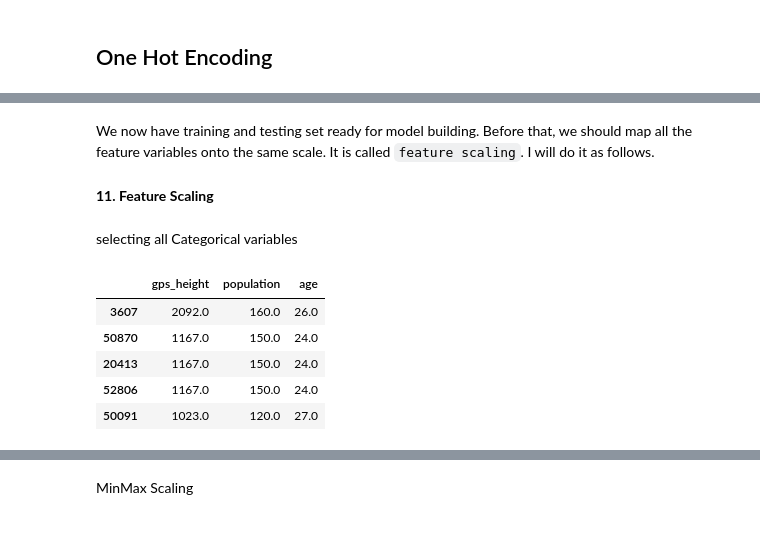
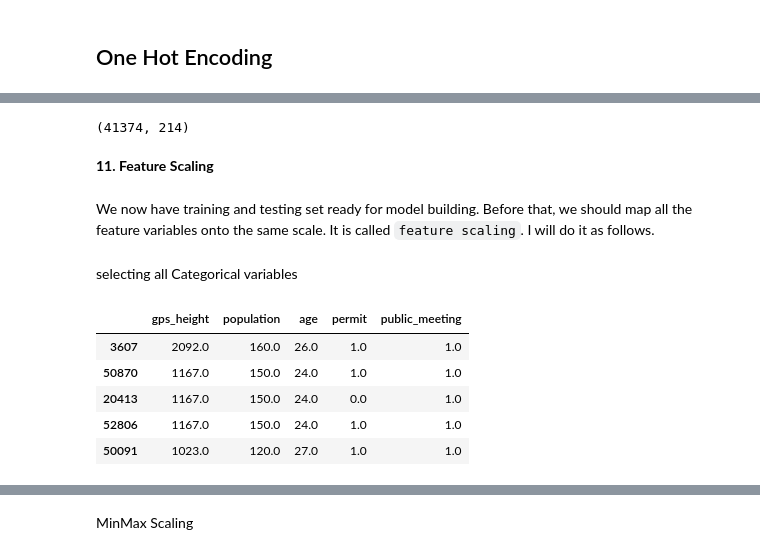
Before and after one commit to leonardkoyio/Phase-3-Project-_v1, a Jupyter notebook: index.ipynb, the cells around one changed output, grey strips where cells are left out. Saved outputs shown, nothing was run; the diff lists cells and outputs as text; code cells hidden in the pictures.

```diff
--- a/index.ipynb
+++ b/index.ipynb
@@ -1310,19 +1288,31 @@ X_train_2_encoded_categorical
+# %%
+#identify missing columns
+missing_columns = set(X_train_1_encoded_categorical.columns) - set(X_train_2_encoded_categorical.columns)
+
+#add column
+for col in missing_columns:
+     X_train_2_encoded_categorical[col]= 0
+
+#check shape
+X_train_2_encoded_categorical.shape
+# %% [output]
+(41374, 214)
+# %% [markdown]
+ **11. Feature Scaling**
 # %% [markdown]
 We now have training and testing set ready for model building. Before that, we should map all the feature variables onto the same scale. It is called `feature scaling`. I will do it as follows.
-# %% [markdown]
- **11. Feature Scaling**
 # %% [markdown]
 selecting all Categorical variables
 # %%
 ['gps_height','population','age']
-X_train_1_numerical = X_train_1[['gps_height','population','age']]
-X_train_2_numerical =  X_train_2[['gps_height','population','age']]
+X_train_1_numerical = X_train_1[['gps_height','population','age','permit','public_meeting']]
+X_train_2_numerical =  X_train_2[['gps_height','population','age','permit','public_meeting']]
 
 X_train_1_numerical.head()
 # %% [output]
-|  | gps_height | population | age |
-| 3607 | 2092.0 | 160.0 | 26.0 |
-| 50870 | 1167.0 | 150.0 | 24.0 |
-| 20413 | 1167.0 | 150.0 | 24.0 |
-| 52806 | 1167.0 | 150.0 | 24.0 |
-| 50091 | 1023.0 | 120.0 | 27.0 |
+|  | gps_height | population | age | permit | public_meeting |
+| 3607 | 2092.0 | 160.0 | 26.0 | 1.0 | 1.0 |
+| 50870 | 1167.0 | 150.0 | 24.0 | 1.0 | 1.0 |
+| 20413 | 1167.0 | 150.0 | 24.0 | 0.0 | 1.0 |
+| 52806 | 1167.0 | 150.0 | 24.0 | 1.0 | 1.0 |
+| 50091 | 1023.0 | 120.0 | 27.0 | 1.0 | 1.0 |
```
Also changed, not shown: parts of 16 cells of this notebook.
